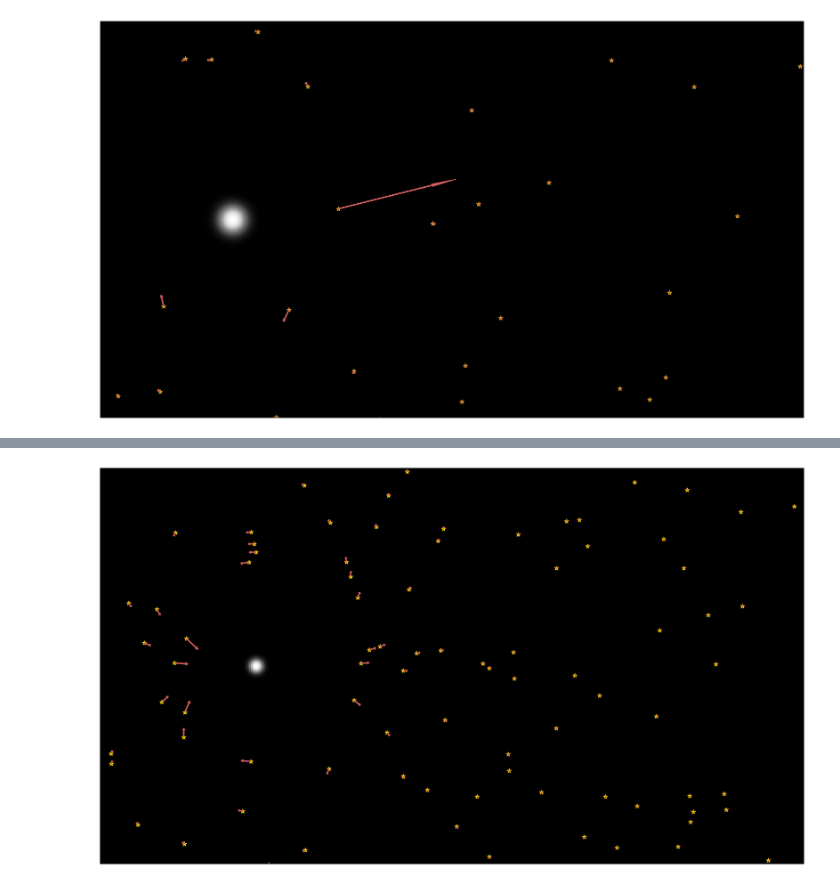
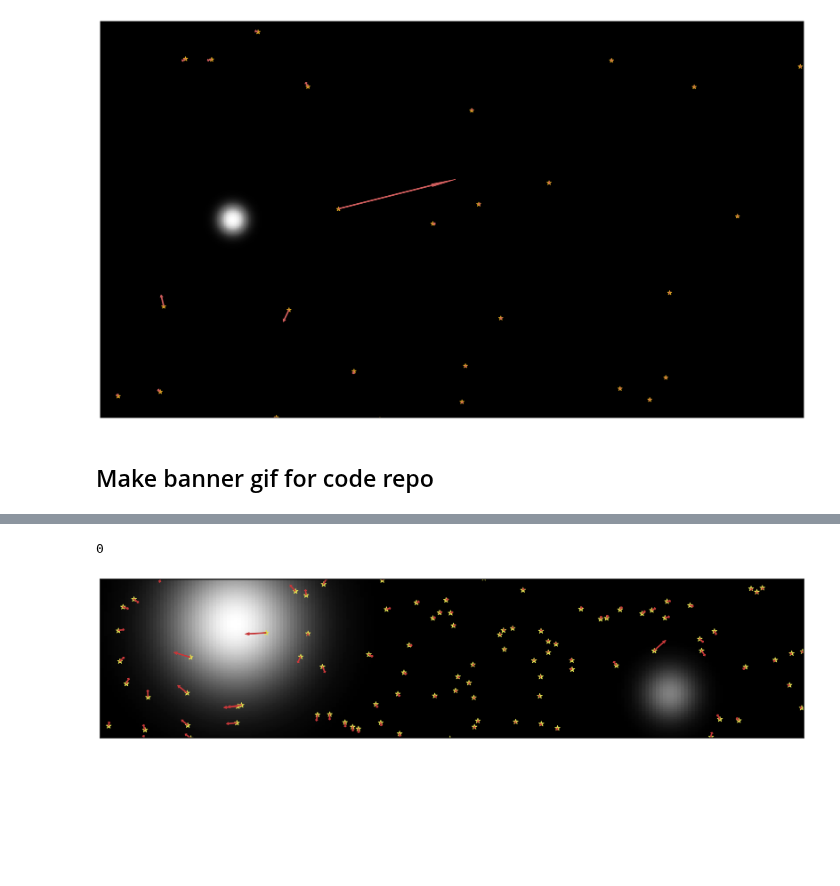
Before and after one commit to smsharma/astrometry-lensing-correlations, a Jupyter notebook: notebooks/xx_for_talk.ipynb, the cells around one changed output, grey strips where cells are left out. Saved outputs shown, nothing was run; the diff lists cells and outputs as text; code cells hidden in the pictures; blank space fills up the shorter version.

Commit message:
Change banner

```diff
--- a/notebooks/xx_for_talk.ipynb
+++ b/notebooks/xx_for_talk.ipynb
@@ -360,23 +375,30 @@ plt.tight_layout()
 plt.savefig(output_dir + "outliers.pdf")
 # %% [output]
 [figure]
+# %% [markdown]
+## Make banner gif for code repo
 # %%
-ds = DemoSim(theta_x_lims = [-1.6, 1.6],
-            theta_y_lims = [-0.9, 0.9]
-)
+theta_x_lims = [-1.6 / 2., 1.6 / 2.]
+theta_y_lims = [-0.9 / 5., 0.9 / 5.]
 
-arrow_kwargs={'color':'indianred', 'width':0.02}
-star_kwargs={'marker':'*', 'color':'gold','s':50}
-star_orig_kwargs={'marker':'*', 'color':'forestgreen','s':50}
+ds = DemoSim(theta_x_lims, theta_y_lims)
 
-anim = ds.animation(dt=10,
-                    pos_l=np.array([[-1.,0]]), v_l=np.array([[50,0]]) * Kmps, R_l=[0.01 * pc], M_l=[5e5 * M_s],
-                    D_l=[100 * kpc], n_frames=100, arrow_mult=2000, animate=True, show_lens=True, show_vel_arrows=True, show_orig=False, show_sources=True,
-                    n_lens_x=500, n_lens_y=500, star_kwargs=star_kwargs, arrow_kwargs=arrow_kwargs, star_orig_kwargs=star_orig_kwargs,
-                    n_dens = 25,
+arrow_kwargs={'color':cols_default[0], 'width':0.01}
+star_kwargs={'marker':'*', 'color':cols_default[5],'s':75}
+star_orig_kwargs={'marker':'*', 'color':'forestgreen','s':75}
+
+n_lens = 2
+
+pos_l_ary = np.array([[-0.5, 0.08], [0.5, -0.08]])
+v_l_ary = np.array([[20, 0], [-10, 0]]) * Kmps
+R_l_ary = np.array([0.05, 0.02]) * pc
+M_l_ary = 10 ** np.array([5.3, 5.]) * M_s
+
+anim = ds.animation(dt=100,
+                    pos_l=pos_l_ary, v_l=v_l_ary, R_l=R_l_ary, M_l=M_l_ary,
+                    D_l=len(M_l_ary)*[100 * kpc], n_frames=650, arrow_mult=2000, animate=True, show_lens=True, show_vel_arrows=True, show_orig=False, show_sources=True,
+                    n_lens_x=200, n_lens_y=100, star_kwargs=star_kwargs, arrow_kwargs=arrow_kwargs, star_orig_kwargs=star_orig_kwargs,
+                    n_dens = 1000,
                     source_pos="random",
-                    custom_source_pos=np.array([[-0.5,0.01], [0.1,0.01], [0.13,-0.01]]))
-
-HTML(anim.to_html5_video())
-# anim.save(output_dir + "blips.mp4")
+                   figsize=(10 * (theta_x_lims[1] - theta_x_lims[0]), 10 * (theta_y_lims[1] - theta_y_lims[0])))
 # %% [output]
@@ -384 +405,2 @@ HTML(anim.to_html5_video())
+0
-[figure, old version]
+[figure, new version]
```
Also changed, not shown: parts of 24 cells of this notebook, 1 other file.
